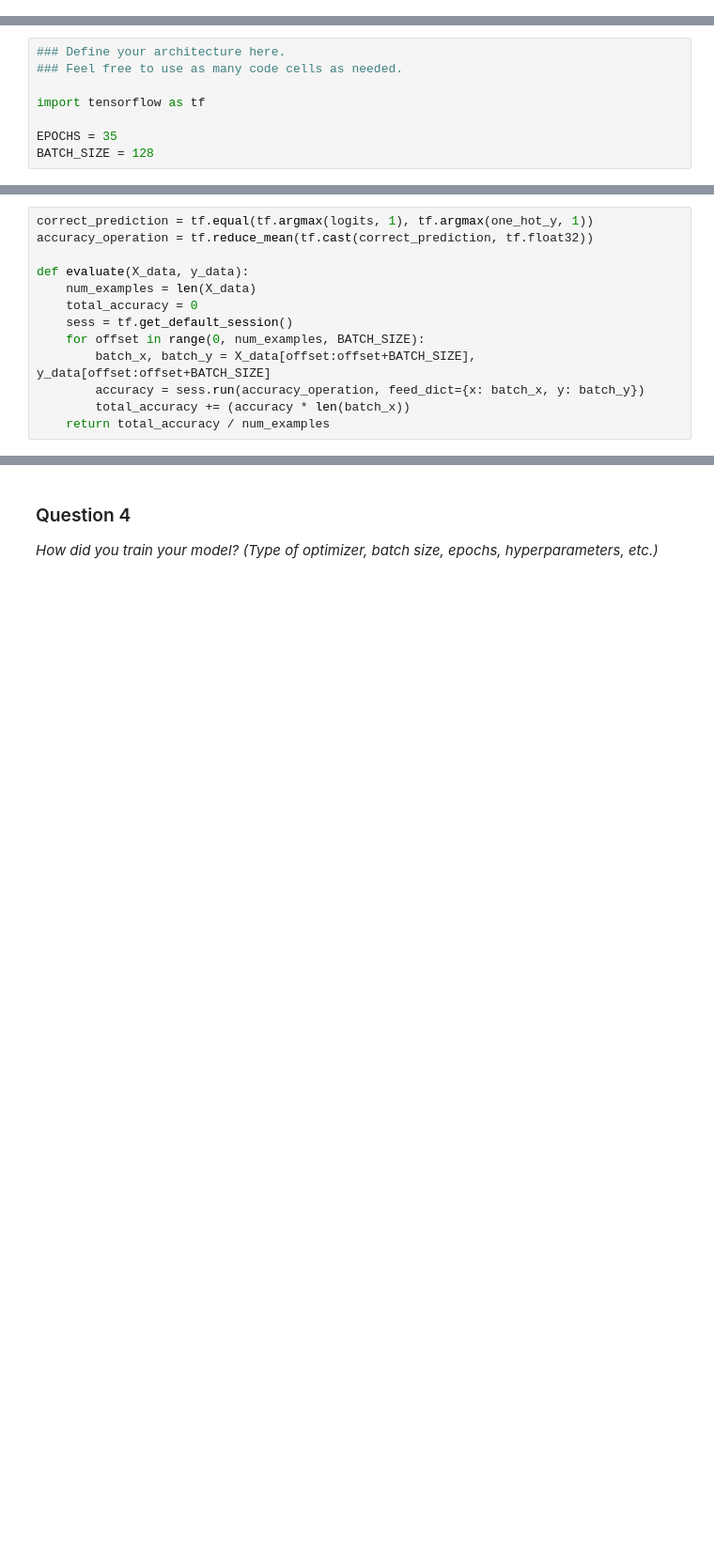
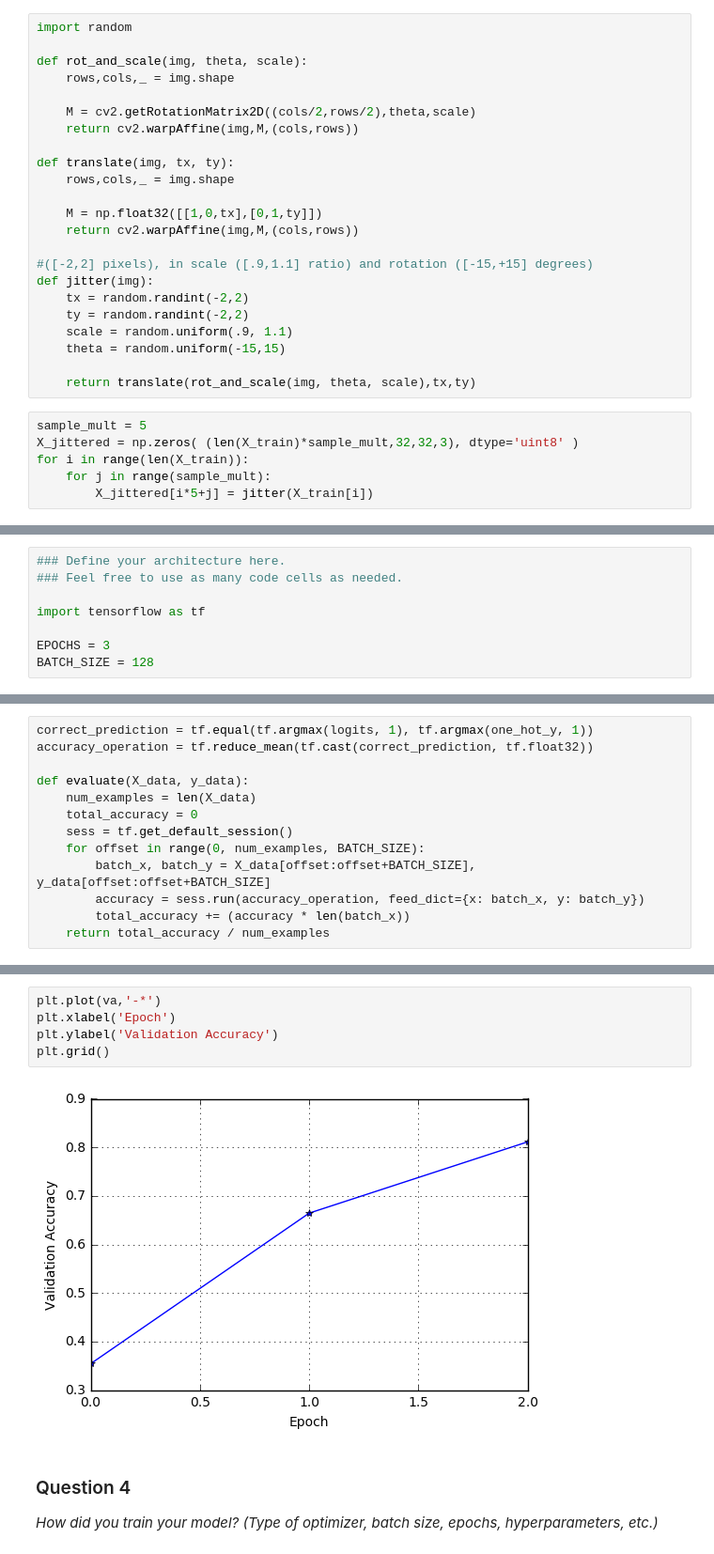
Before and after one commit to amakhlin/CarND-Traffic-Sign-Classifier-Project, a Jupyter notebook: Traffic_Sign_Classifier.ipynb, the cells around one changed output, grey strips where cells are left out. Shown at 94% size. Cells and saved outputs as stored; diff of their text form; blank space fills up the shorter version.

Commit message:
adding jittered data, saver.restore fails...

```diff
--- a/Traffic_Sign_Classifier.ipynb
+++ b/Traffic_Sign_Classifier.ipynb
@@ -132,0 +119,29 @@ min(u_counts)
+# %%
+import random
+
+def rot_and_scale(img, theta, scale):
+    rows,cols,_ = img.shape
+
+    M = cv2.getRotationMatrix2D((cols/2,rows/2),theta,scale)
+    return cv2.warpAffine(img,M,(cols,rows))
+
+def translate(img, tx, ty):
+    rows,cols,_ = img.shape
+
+    M = np.float32([[1,0,tx],[0,1,ty]])
+    return cv2.warpAffine(img,M,(cols,rows))
+
+#([-2,2] pixels), in scale ([.9,1.1] ratio) and rotation ([-15,+15] degrees)
+def jitter(img):
+    tx = random.randint(-2,2)
+    ty = random.randint(-2,2)
+    scale = random.uniform(.9, 1.1)
+    theta = random.uniform(-15,15)
+
+    return translate(rot_and_scale(img, theta, scale),tx,ty)
+# %%
+sample_mult = 5
+X_jittered = np.zeros( (len(X_train)*sample_mult,32,32,3), dtype='uint8' )
+for i in range(len(X_train)):
+    for j in range(sample_mult):
+        X_jittered[i*5+j] = jitter(X_train[i])
@@ -201,7 +232,7 @@ _Describe how you set up the training, validation and testing data for your mode
 
 import tensorflow as tf
 
-EPOCHS = 35
+EPOCHS = 3
 BATCH_SIZE = 128
 # %%
 from tensorflow.contrib.layers import flatten
@@ -362,3 +377,10 @@ Model saved
+# %%
+plt.plot(va,'-*')
+plt.xlabel('Epoch')
+plt.ylabel('Validation Accuracy')
+plt.grid()
+# %% [output]
+[figure, added]
 # %% [markdown]
 ### Question 4
 
```
Also changed, not shown: parts of 10 cells of this notebook.
